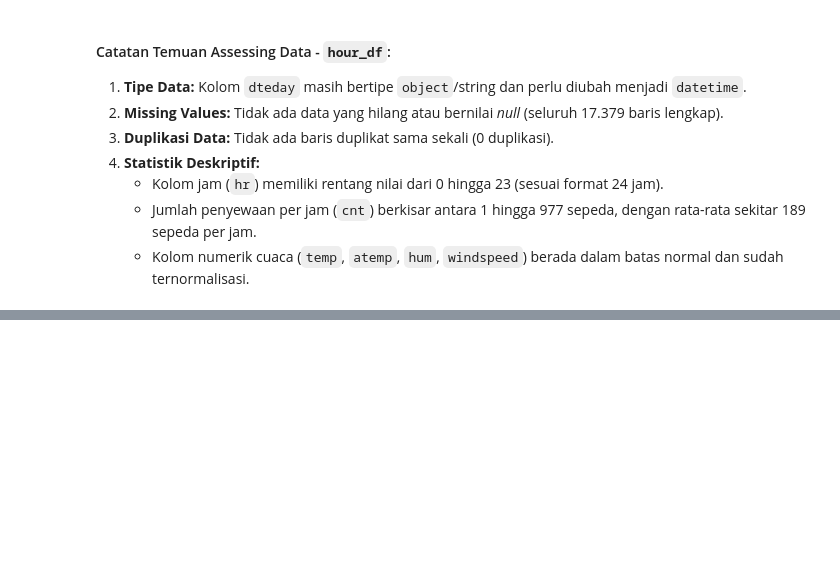
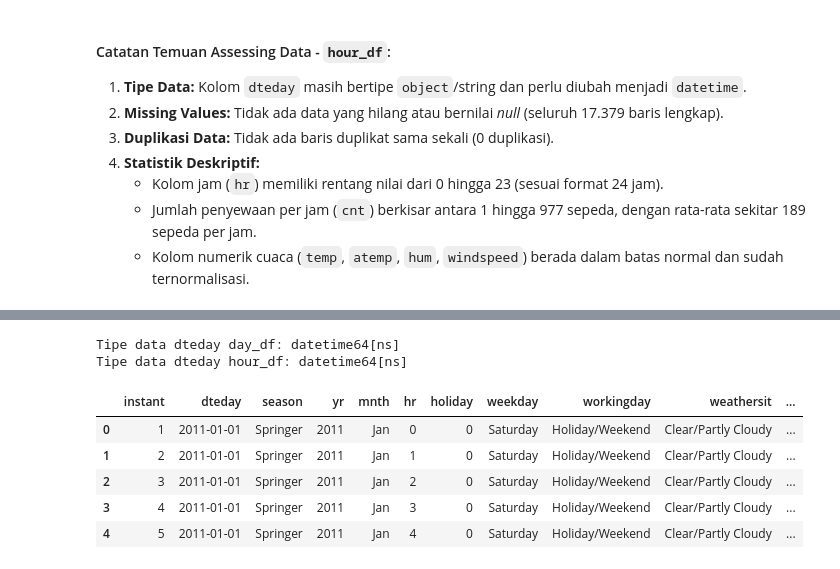
Before and after one commit to primoputra/proyek_analisis_data, a Jupyter notebook: notebook.ipynb, the cells around one changed output, grey strips where cells are left out. Cells and saved outputs as stored; diff of their text form; code cells hidden in the pictures; blank space fills up the shorter version.

Commit message:
notebook Cleaning data

```diff
--- a/notebook.ipynb
+++ b/notebook.ipynb
@@ -185,0 +192,54 @@ Jumlah duplikasi hour_df: 0
+# %%
+# 1. mengubah tipe data kolom dteday menjadi datetime
+day_df['dteday'] = pd.to_datetime(day_df['dteday'])
+hour_df['dteday'] = pd.to_datetime(hour_df['dteday'])
+
+# memeriksa tipe data kolom dteday setelah diubah menjadi datetime
+print("Tipe data dteday day_df:", day_df['dteday'].dtype)
+print("Tipe data dteday hour_df:", hour_df['dteday'].dtype)
+# %% [output]
+Tipe data dteday day_df: datetime64[ns]
+Tipe data dteday hour_df: datetime64[ns]
+# %%
+# 2. Mapping nilai kategorikal agar lebih deskriptif
+
+# Maping season
+season_mapping = {1: 'Springer', 2: 'Summer', 3: 'Fall', 4: 'Winter'}
+day_df['season'] = day_df['season'].map(season_mapping)
+hour_df['season'] = hour_df['season'].map(season_mapping)
+
+# Maping weathersit
+weatheris_mapping = {1: 'Clear/Partly Cloudy', 2: 'Mist/Cloudy', 3: 'Light Snow/Rain', 4: 'Severe Weather'}
+day_df['weathersit'] = day_df['weathersit'].map(weatheris_mapping)
+hour_df['weathersit'] = hour_df['weathersit'].map(weatheris_mapping)
+
+# Mapping yr (0: 2011, 1: 2012)
+year_mapping = {0: 2011, 1: 2012}
+day_df['yr'] = day_df['yr'].map(year_mapping)
+hour_df['yr'] = hour_df['yr'].map(year_mapping)
+
+# Mapping Weekday
+weekday_mapping = {0: 'Sunday', 1: 'Monday', 2: 'Tuesday', 3: 'Wednesday', 4: 'Thursday', 5: 'Friday', 6: 'Saturday'}
+day_df['weekday'] = day_df['weekday'].map(weekday_mapping)
+hour_df['weekday'] = hour_df['weekday'].map(weekday_mapping)
+
+# Mapping Workingday
+workingday_mapping = {0: 'Holiday/Weekend', 1: 'Working Day'}
+day_df['workingday'] = day_df['workingday'].map(workingday_mapping)
+hour_df['workingday'] = hour_df['workingday'].map(workingday_mapping)
+
+# Mapping Month
+month_mapping = {1: 'Jan', 2: 'Feb', 3: 'Mar', 4: 'Apr', 5: 'May', 6: 'Jun', 7: 'Jul', 8: 'Aug', 9: 'Sep', 10: 'Oct', 11: 'Nov', 12: 'Dec'}
+day_df['mnth'] = day_df['mnth'].map(month_mapping)
+hour_df['mnth'] = hour_df['mnth'].map(month_mapping)
+
+# validasi perubahan mapping pada kolom kategorikal
+day_df.head()
+hour_df.head()
+# %% [output]
+|  | instant | dteday | season | yr | mnth | hr | holiday | weekday | workingday | weathersit | ... |
+| 0 | 1 | 2011-01-01 | Springer | 2011 | Jan | 0 | 0 | Saturday | Holiday/Weekend | Clear/Partly Cloudy | ... |
+| 1 | 2 | 2011-01-01 | Springer | 2011 | Jan | 1 | 0 | Saturday | Holiday/Weekend | Clear/Partly Cloudy | ... |
+| 2 | 3 | 2011-01-01 | Springer | 2011 | Jan | 2 | 0 | Saturday | Holiday/Weekend | Clear/Partly Cloudy | ... |
+| 3 | 4 | 2011-01-01 | Springer | 2011 | Jan | 3 | 0 | Saturday | Holiday/Weekend | Clear/Partly Cloudy | ... |
+| 4 | 5 | 2011-01-01 | Springer | 2011 | Jan | 4 | 0 | Saturday | Holiday/Weekend | Clear/Partly Cloudy | ... |
```
Also changed, not shown: parts of 2 cells of this notebook.
